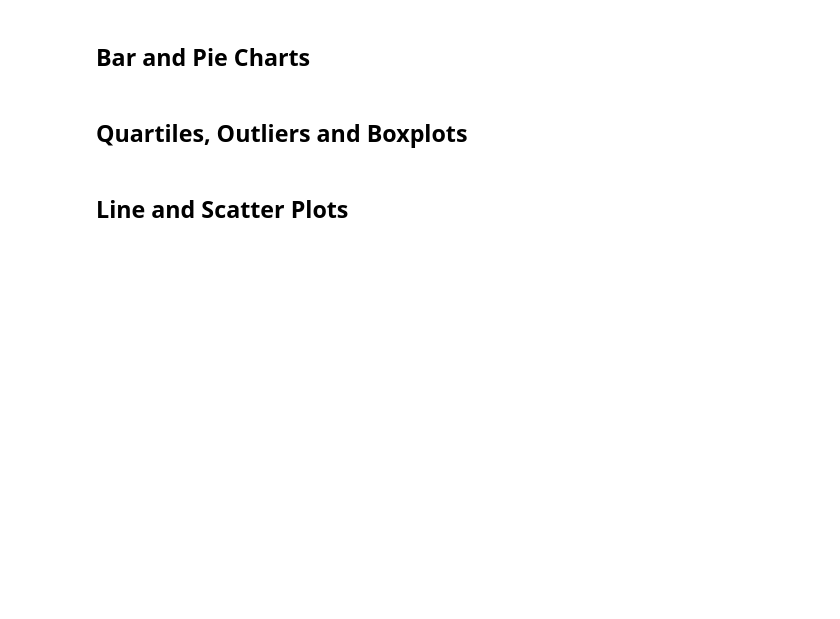
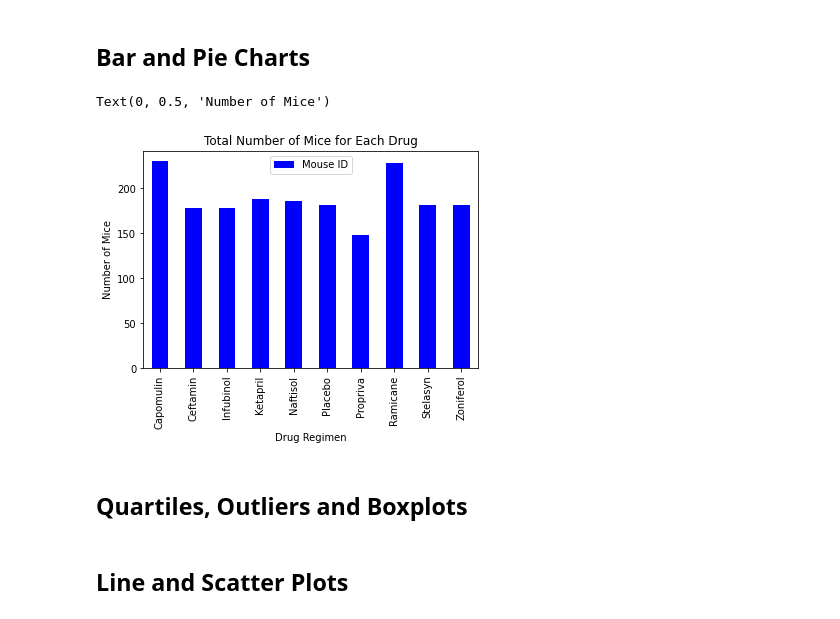
Before and after one commit to J3N1/UCI_Homework_Hwang, a Jupyter notebook: 05-Matplotlib_Challenge/pymaceuticals_starter.ipynb, the cells around one changed output. Cells and saved outputs as stored; diff of their text form; code cells hidden in the pictures; blank space fills up the shorter version.

```diff
--- a/05-Matplotlib_Challenge/pymaceuticals_starter.ipynb
+++ b/05-Matplotlib_Challenge/pymaceuticals_starter.ipynb
@@ -122,3 +121,13 @@ Length: 1880, dtype: int64
 # Use groupby and summary statistical methods to calculate the following properties of each drug regimen:
 # mean, median, variance, standard deviation, and SEM of the tumor volume.
 # Assemble the resulting series into a single summary dataframe.
+
+regimen_group = clean_merged_df.groupby("Drug Regimen")
+mean = regimen_group["Tumor Volume (mm3)"].mean()
+median = regimen_group["Tumor Volume (mm3)"].median()
+variance = regimen_group["Tumor Volume (mm3)"].var()
+std = regimen_group["Tumor Volume (mm3)"].std()
+SEM = regimen_group["Tumor Volume (mm3)"].sem()
+
+summary_table = pd.DataFrame({"Mean": mean, "Median": median, "Variance": variance, "Standard Deviation": std, "SEM": SEM})
+summary_table
@@ -130,6 +169,13 @@ Length: 1880, dtype: int64
 ## Bar and Pie Charts
 # %%
 # Generate a bar plot showing the total number of unique mice tested on each drug regimen using pandas.
+drug_df = pd.DataFrame(regimen_group["Mouse ID"].count())
+count_bar = drug_df.plot(kind = "bar", title = "Total Number of Mice for Each Drug", color="blue")
+count_bar.set_ylabel("Number of Mice")
+count_bar.set_xlabel("Drug Regimen")
+# %% [output]
+Text(0, 0.5, 'Number of Mice')
+[figure, added]
 # %%
 # Generate a bar plot showing the total number of unique mice tested on each drug regimen using pyplot.
 # %%
```
Also changed, not shown: parts of 3 cells of this notebook.
